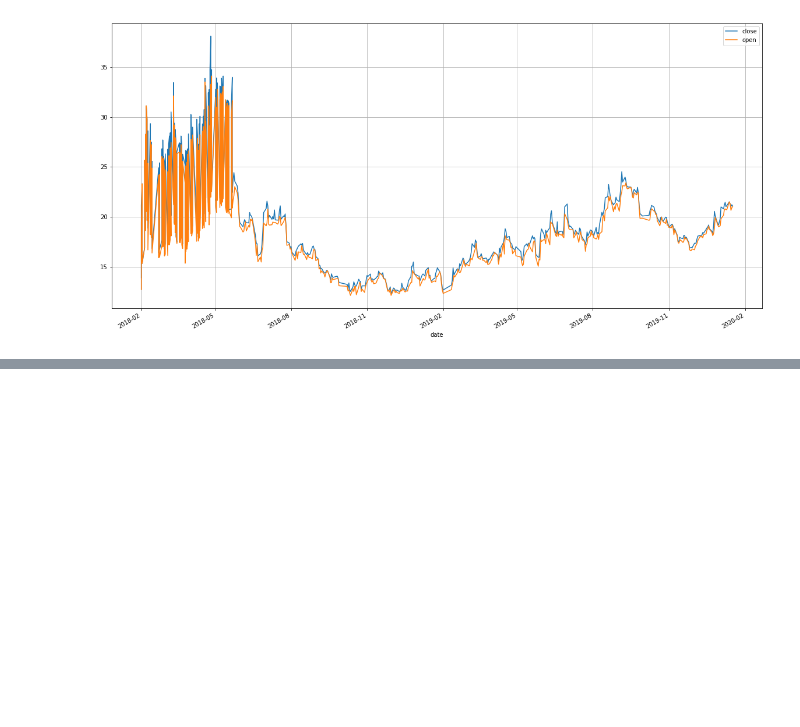
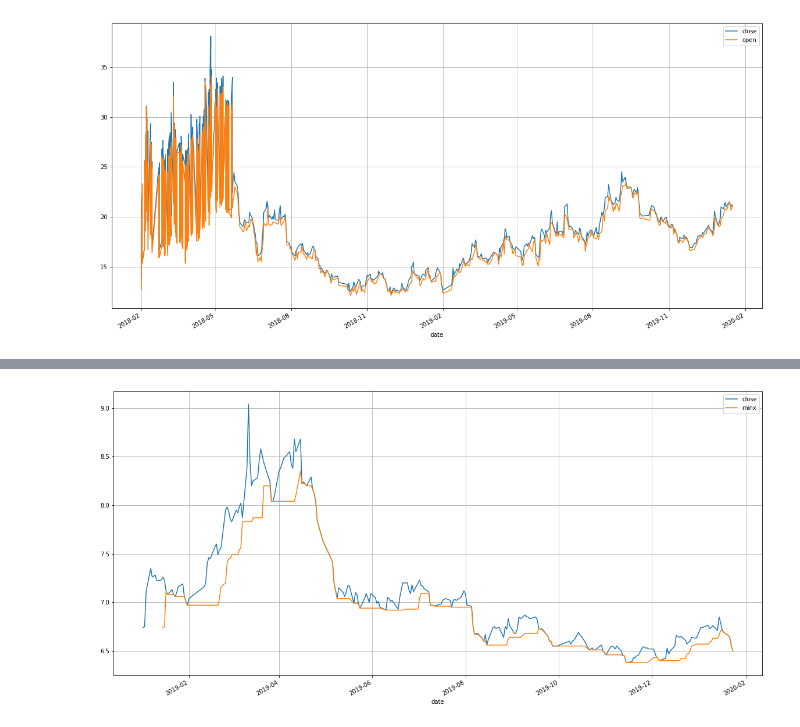
Before and after one commit to chaodongqu/py_research, a Jupyter notebook: tongxinda_data_test.ipynb, the cells around one changed output, grey strips where cells are left out. Cells and saved outputs as stored; diff of their text form; code cells hidden in the pictures; blank space fills up the shorter version.

```diff
--- a/tongxinda_data_test.ipynb
+++ b/tongxinda_data_test.ipynb
@@ -19,0 +51,23 @@ dt[['close','open']].plot(grid=True, figsize=(20, 10))
+# %%
+
+def test( dataFile , start_time ):
+    dt = txd.read_txt_data(dataFile)
+
+    #选取一段时间
+    dd = dt[dt.index > start_time ]
+    #dd = dt.loc['2019-01-01':'2020-2-1']
+    #dd[['close','open']].plot(grid=True, figsize=(20, 10))
+
+    minx = dd['close'].rolling(10).min()
+    rt = pd.DataFrame({
+    'close': dd['close'],
+    'minx': minx})
+
+
+    #dd[['close','sam']].plot(grid=True, figsize=(20, 10))
+    rt.plot(grid=True , figsize=(20, 10))
+# %%
+dataFile= "/Users/quchaodong/stu/py_research/tmp/edata/SH#600089.txt"
+test( dataFile , '2019-01-01')
+# %% [output]
+[figure, added]
```
Also changed, not shown: parts of 4 cells of this notebook, 36 other files.
